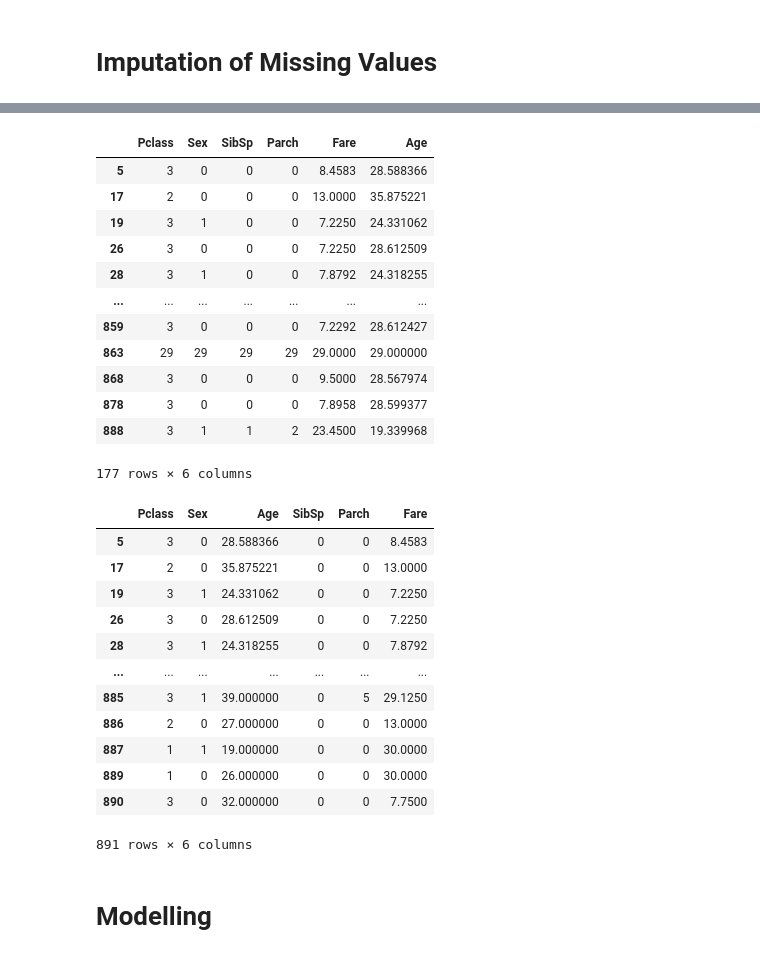
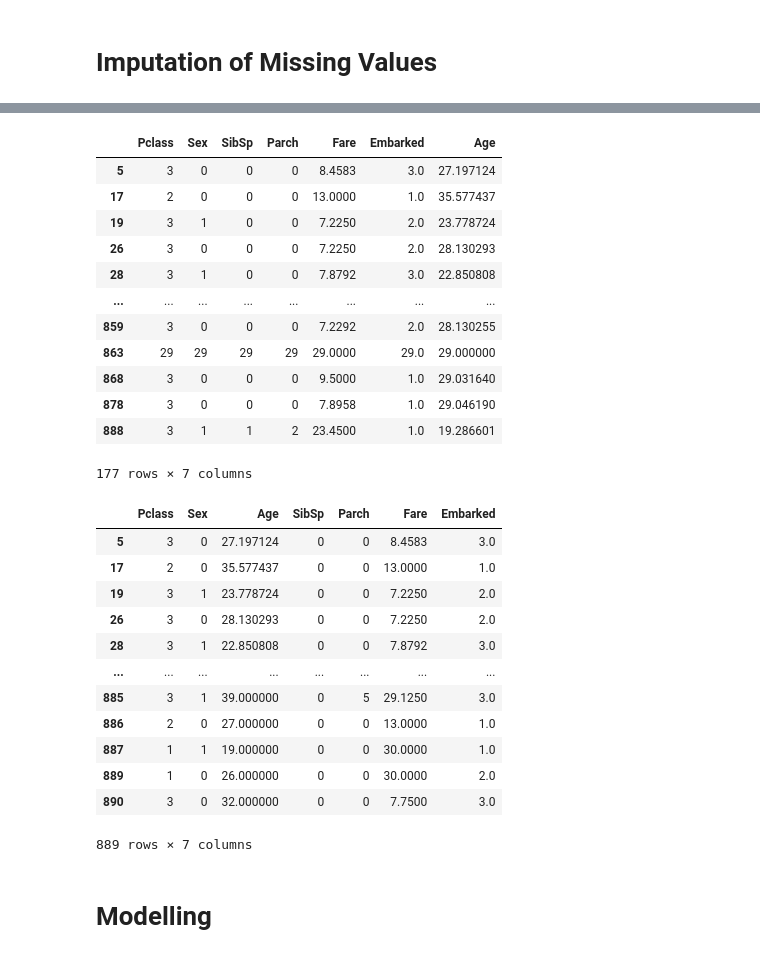
Before and after one commit to JacobEnochCMSC471/Kaggle-Titanic, a Jupyter notebook: Jacob Enoch Kaggle Titanic.ipynb, the cells around one changed output, grey strips where cells are left out. Cells and saved outputs as stored; diff of their text form; code cells hidden in the pictures.

```diff
--- a/Jacob Enoch Kaggle Titanic.ipynb
+++ b/Jacob Enoch Kaggle Titanic.ipynb
@@ -187,6 +187,5 @@ no_cabin_ratio = no_cabin/total_cases
 print('Percent of cases missing Cabin data: {}%'.format(round(no_cabin_ratio, 5)))
 
 train_data = train_data.drop(['Cabin'], axis=1)
-train_data = train_data.drop(['Embarked'], axis=1)
 # %% [output]
 Percent of cases missing Cabin data: 0.77104%
@@ -193,3 +202,8 @@ Percent of cases missing Cabin data: 0.77104%
+# %%
+# Most of the data points (sans 2) have a value for this - it is likely significant
+# Encode the chars into categoric numerical values
+# One-hot encoding would prevent the issue of apparent ordering (1 < 2 < 3) in non-ordered data but I'm lazy
+train_data['Embarked'] = train_data['Embarked'].replace(['S', 'C', 'Q'], [1, 2, 3])
 # %% [markdown]
 # Imputation of Missing Values
 # %%
@@ -278,39 +292,39 @@ no_age_pred_df['Age'] = age_preds
 no_age_pred_df.loc[no_age_pred_df['Age'] < 0] = 29
 no_age_pred_df
 # %% [output]
-|  | Pclass | Sex | SibSp | Parch | Fare | Age |
-| 5 | 3 | 0 | 0 | 0 | 8.4583 | 28.588366 |
-| 17 | 2 | 0 | 0 | 0 | 13.0000 | 35.875221 |
-| 19 | 3 | 1 | 0 | 0 | 7.2250 | 24.331062 |
-| 26 | 3 | 0 | 0 | 0 | 7.2250 | 28.612509 |
-| 28 | 3 | 1 | 0 | 0 | 7.8792 | 24.318255 |
-| ... | ... | ... | ... | ... | ... | ... |
-| 859 | 3 | 0 | 0 | 0 | 7.2292 | 28.612427 |
-| 863 | 29 | 29 | 29 | 29 | 29.0000 | 29.000000 |
-| 868 | 3 | 0 | 0 | 0 | 9.5000 | 28.567974 |
-| 878 | 3 | 0 | 0 | 0 | 7.8958 | 28.599377 |
-| 888 | 3 | 1 | 1 | 2 | 23.4500 | 19.339968 |
+|  | Pclass | Sex | SibSp | Parch | Fare | Embarked | Age |
+| 5 | 3 | 0 | 0 | 0 | 8.4583 | 3.0 | 27.197124 |
+| 17 | 2 | 0 | 0 | 0 | 13.0000 | 1.0 | 35.577437 |
+| 19 | 3 | 1 | 0 | 0 | 7.2250 | 2.0 | 23.778724 |
+| 26 | 3 | 0 | 0 | 0 | 7.2250 | 2.0 | 28.130293 |
+| 28 | 3 | 1 | 0 | 0 | 7.8792 | 3.0 | 22.850808 |
+| ... | ... | ... | ... | ... | ... | ... | ... |
+| 859 | 3 | 0 | 0 | 0 | 7.2292 | 2.0 | 28.130255 |
+| 863 | 29 | 29 | 29 | 29 | 29.0000 | 29.0 | 29.000000 |
+| 868 | 3 | 0 | 0 | 0 | 9.5000 | 1.0 | 29.031640 |
+| 878 | 3 | 0 | 0 | 0 | 7.8958 | 1.0 | 29.046190 |
+| 888 | 3 | 1 | 1 | 2 | 23.4500 | 1.0 | 19.286601 |
-177 rows × 6 columns
+177 rows × 7 columns
 # %%
 # Combine the datasets into one
 # First re-order the data so
-cols = ['Pclass', 'Sex', 'Age', 'SibSp', 'Parch', 'Fare']
+cols = ['Pclass', 'Sex', 'Age', 'SibSp', 'Parch', 'Fare', 'Embarked']
 no_age_pred_df = no_age_pred_df[cols]
 combined_data = pd.concat([no_age_pred_df, age_pred_df])
 combined_data
 # %% [output]
-|  | Pclass | Sex | Age | SibSp | Parch | Fare |
-| 5 | 3 | 0 | 28.588366 | 0 | 0 | 8.4583 |
-| 17 | 2 | 0 | 35.875221 | 0 | 0 | 13.0000 |
-| 19 | 3 | 1 | 24.331062 | 0 | 0 | 7.2250 |
-| 26 | 3 | 0 | 28.612509 | 0 | 0 | 7.2250 |
-| 28 | 3 | 1 | 24.318255 | 0 | 0 | 7.8792 |
-| ... | ... | ... | ... | ... | ... | ... |
-| 885 | 3 | 1 | 39.000000 | 0 | 5 | 29.1250 |
-| 886 | 2 | 0 | 27.000000 | 0 | 0 | 13.0000 |
-| 887 | 1 | 1 | 19.000000 | 0 | 0 | 30.0000 |
-| 889 | 1 | 0 | 26.000000 | 0 | 0 | 30.0000 |
-| 890 | 3 | 0 | 32.000000 | 0 | 0 | 7.7500 |
+|  | Pclass | Sex | Age | SibSp | Parch | Fare | Embarked |
+| 5 | 3 | 0 | 27.197124 | 0 | 0 | 8.4583 | 3.0 |
+| 17 | 2 | 0 | 35.577437 | 0 | 0 | 13.0000 | 1.0 |
+| 19 | 3 | 1 | 23.778724 | 0 | 0 | 7.2250 | 2.0 |
+| 26 | 3 | 0 | 28.130293 | 0 | 0 | 7.2250 | 2.0 |
+| 28 | 3 | 1 | 22.850808 | 0 | 0 | 7.8792 | 3.0 |
+| ... | ... | ... | ... | ... | ... | ... | ... |
+| 885 | 3 | 1 | 39.000000 | 0 | 5 | 29.1250 | 3.0 |
+| 886 | 2 | 0 | 27.000000 | 0 | 0 | 13.0000 | 1.0 |
+| 887 | 1 | 1 | 19.000000 | 0 | 0 | 30.0000 | 1.0 |
+| 889 | 1 | 0 | 26.000000 | 0 | 0 | 30.0000 | 2.0 |
+| 890 | 3 | 0 | 32.000000 | 0 | 0 | 7.7500 | 3.0 |
-891 rows × 6 columns
+889 rows × 7 columns
 # %% [markdown]
 # Modelling
```
Also changed, not shown: parts of 5 cells of this notebook.
